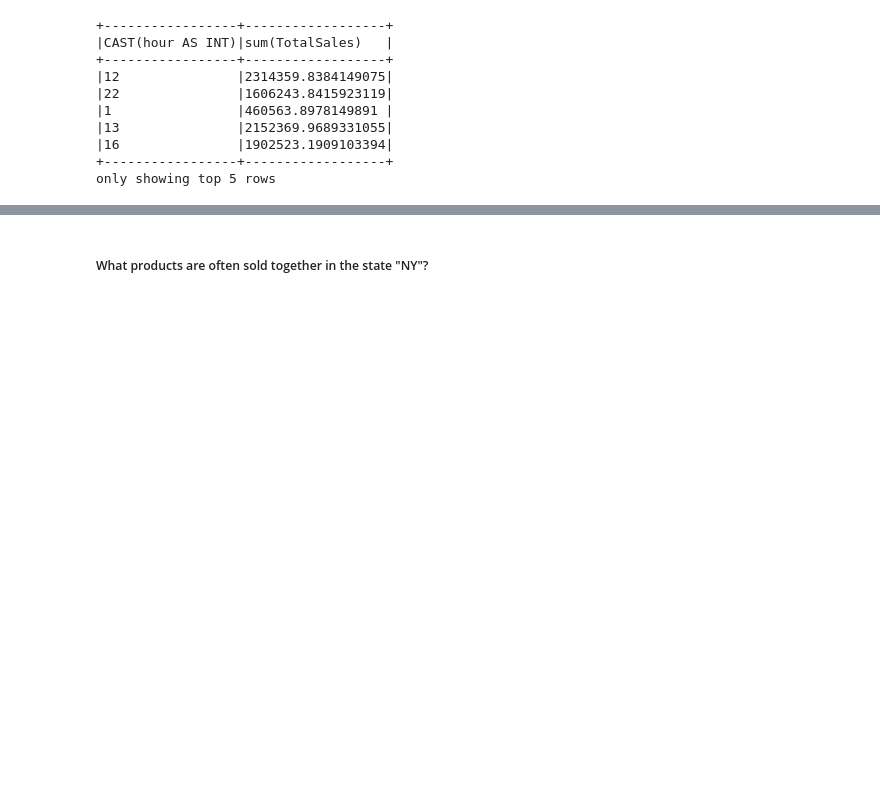
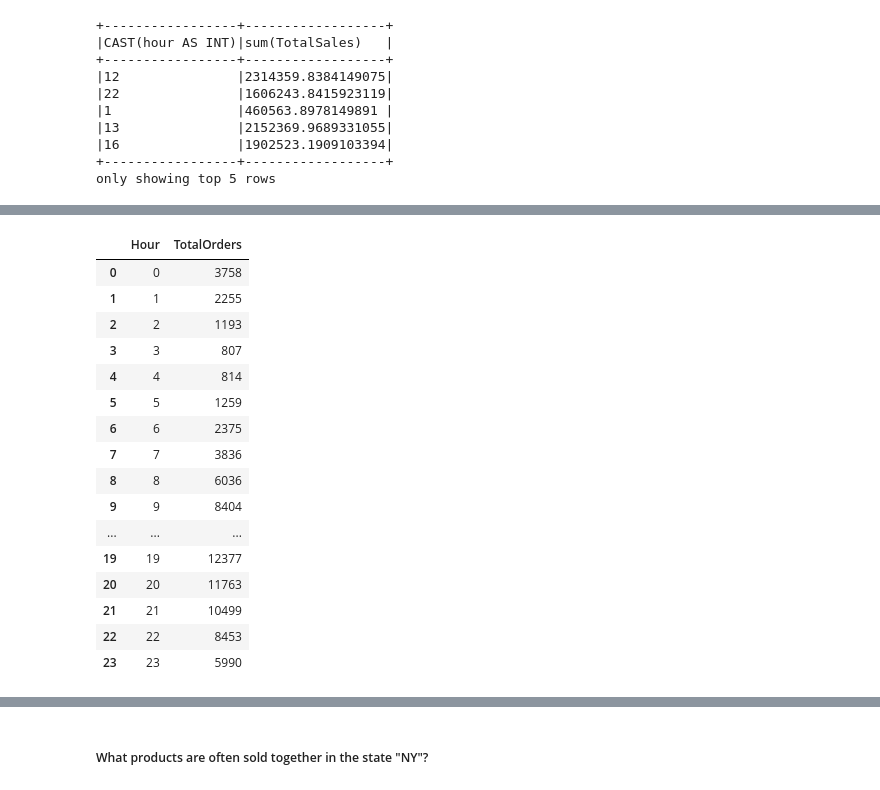
Before and after one commit to japerry911/Spark_Tutorials, a Jupyter notebook: challenges/challenge_3_sales_analytics/challenge_3.ipynb, the cells around one changed output, grey strips where cells are left out. Drawn from its saved outputs; the diff is of its cells as text; code cells hidden in the pictures; blank space fills up the shorter version.

```diff
--- a/challenges/challenge_3_sales_analytics/challenge_3.ipynb
+++ b/challenges/challenge_3_sales_analytics/challenge_3.ipynb
@@ -222,0 +347,20 @@ only showing top 5 rows
+# %%
+pd_sales_q3
+# %% [output]
+|  | Hour | TotalOrders |
+| 0 | 0 | 3758 |
+| 1 | 1 | 2255 |
+| 2 | 2 | 1193 |
+| 3 | 3 | 807 |
+| 4 | 4 | 814 |
+| 5 | 5 | 1259 |
+| 6 | 6 | 2375 |
+| 7 | 7 | 3836 |
+| 8 | 8 | 6036 |
+| 9 | 9 | 8404 |
+| ... | ... | ... |
+| 19 | 19 | 12377 |
+| 20 | 20 | 11763 |
+| 21 | 21 | 10499 |
+| 22 | 22 | 8453 |
+| 23 | 23 | 5990 |
```
Also changed, not shown: parts of 21 cells of this notebook.
